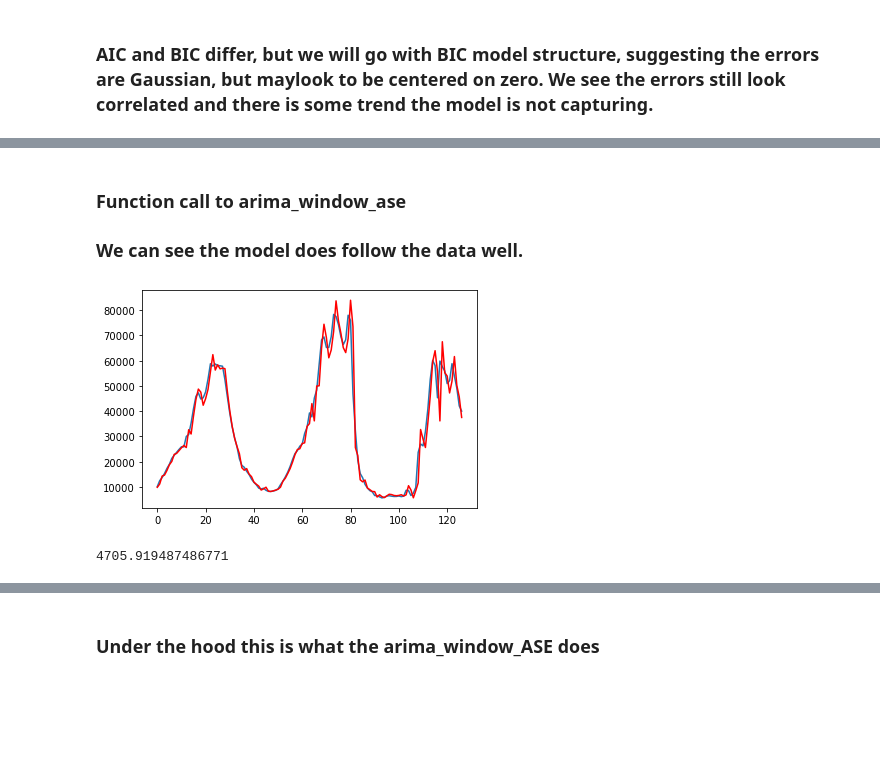
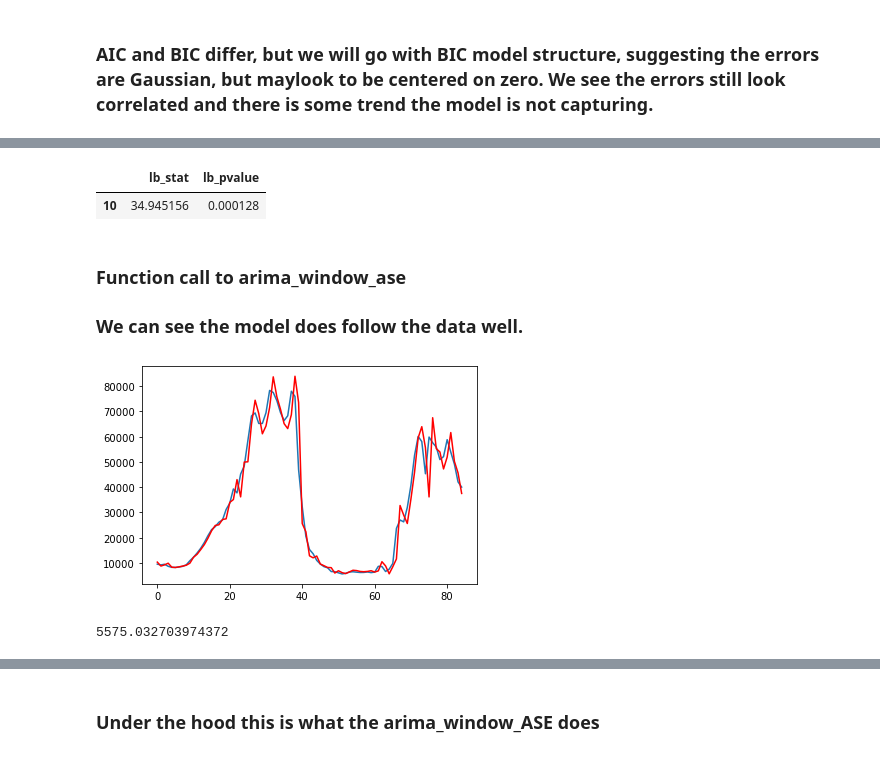
Before and after one commit to andrewmejia600/DS7333, a Jupyter notebook: CASE_STUDY_8/Case_Study_8.ipynb, the cells around one changed output, grey strips where cells are left out. Drawn from its saved outputs; the diff is of its cells as text; code cells hidden in the pictures; blank space fills up the shorter version.

```diff
--- a/CASE_STUDY_8/Case_Study_8.ipynb
+++ b/CASE_STUDY_8/Case_Study_8.ipynb
@@ -292,8 +303,13 @@ max    22381.314924
+# %%
+ sm.stats.acorr_ljungbox(model_fit.resid, lags=[10], return_df=True)
+# %% [output]
+|  | lb_stat | lb_pvalue |
+| 10 | 34.945156 | 0.000128 |
 # %% [markdown]
 ### Function call to arima_window_ase
 ### We can see the model does follow the data well.
 # %%
-arima_window_ase(flu_data.SPEC_RECEIVED_NB, train_ratio = .70, order=(2,0,0))
+arima_window_ase(flu_data.SPEC_RECEIVED_NB, train_ratio = .80, order=(2,0,0))
 # %% [output]
-[figure, old version]
+[figure, new version]
-4705.919487486771
+5575.032703974372
```
Also changed, not shown: parts of 7 cells of this notebook.
